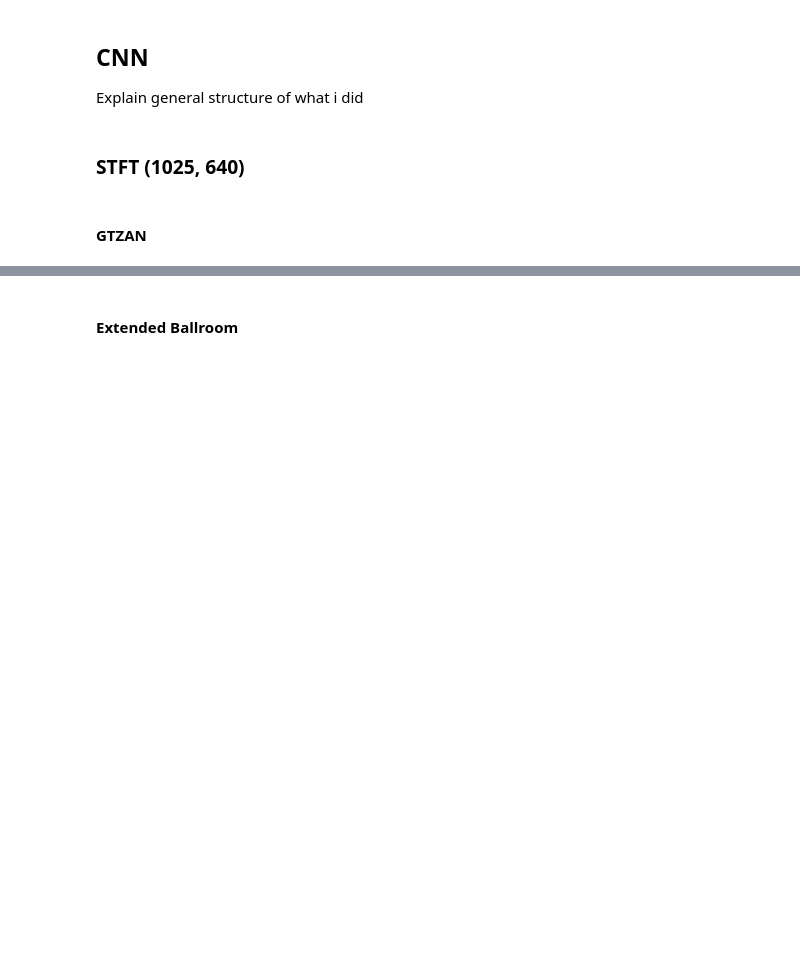
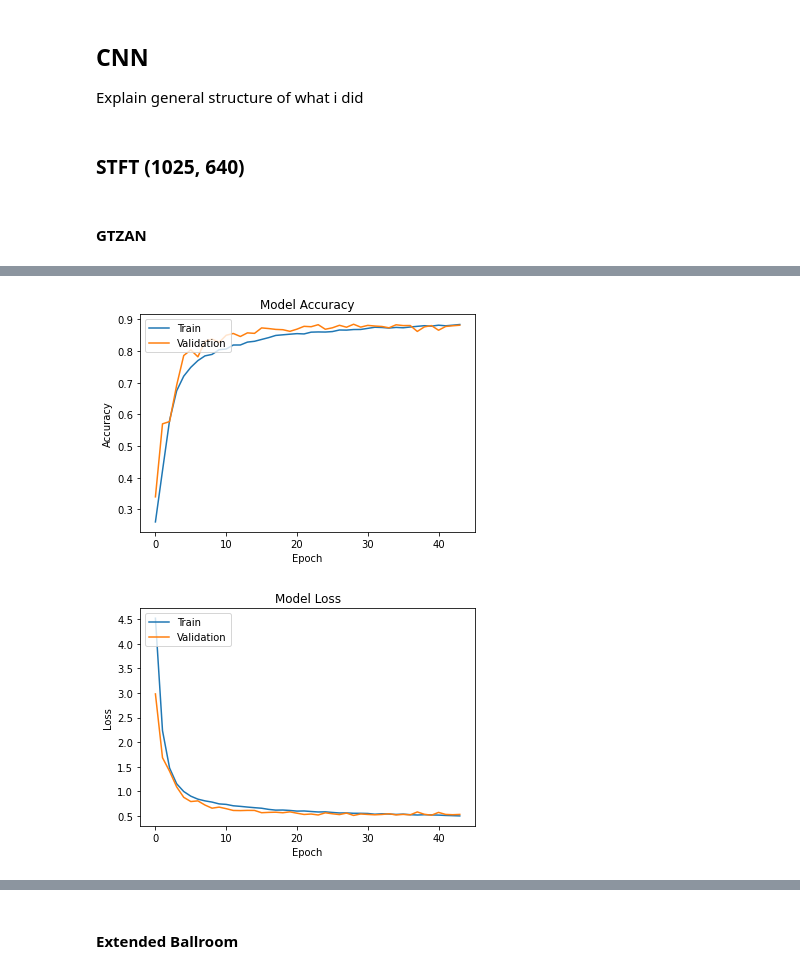
Before and after one commit to MarkGelo/CS-584, a Jupyter notebook: Project/Source/Music Genre Classification.ipynb, the cells around one changed output, grey strips where cells are left out. Cells and saved outputs as stored; diff of their text form; code cells hidden in the pictures; blank space fills up the shorter version.

```diff
--- a/Project/Source/Music Genre Classification.ipynb
+++ b/Project/Source/Music Genre Classification.ipynb
@@ -58,7 +79,8 @@ def getFeatures(dataset, feature, split):
     X = np.load(os.path.join(os.getcwd(), "datasets", dataset, "features", f"{feature}{split}-X.npy"))
     Y = np.load(os.path.join(os.getcwd(), "datasets", dataset, "features", f"{feature}{split}-Y.npy"))
     #SPLITTING
-    X_train, X_test, Y_train, Y_test = train_test_split(X, Y, test_size = TEST_SIZE, random_state = RNG_STATE)
+    X_train, X_test, Y_train, Y_test = train_test_split(X, Y, test_size = TEST_SIZE, random_state = RNG_STATE,
+                                                        stratify = Y)
 
     return (X_train, X_test, Y_train, Y_test)
 # %%
@@ -251,0 +389,16 @@ m.fit(X_train, Y_train, epochs = EPOCHS, batch_size = BATCH_SIZE)
+# %%
+# Get Features
+uid = np.random.randint(1, 10000) # 'unique' id
+while sum([x.startswith(str(uid)) for x in os.listdir('models/')]) != 0: # if duplicate
+    uid = np.random.randint(1, 10000)
+split = 10
+dat = "Extended Ballroom"
+mod = "cnn"
+feat = "stft"
+X_train, X_test, Y_train, Y_test = getFeatures(dat, feat, split)
+# Model
+m = CNN(X_train.shape[1:] + (1,), EXTENDED_BALLROOM['nGenres'],
+        '_'.join([x.upper() for x in [str(uid), mod, feat,dat, str(split)]]))
+opt = keras.optimizers.Adam(lr = 0.001)
+m.compile(optimizer = opt, loss = "categorical_crossentropy", metrics = ['categorical_accuracy'])
+m.summary()
@@ -251,0 +423,8 @@ m.fit(X_train, Y_train, epochs = EPOCHS, batch_size = BATCH_SIZE)
+# %%
+# May need to do this again -- stopped at 44/100
+checkpoint_path = 'checkpoints/{val_loss:.2f}-{epoch:02d}.hdf5'
+history = m.fit(X_train, Y_train, epochs = 100, batch_size = BATCH_SIZE, validation_split = 0.2,
+     callbacks = [EarlyStopping(monitor = 'val_loss', mode = 'auto', patience = 15),
+                 ModelCheckpoint(filepath = checkpoint_path, save_weights_only = False,
+                                monitor = 'val_loss', mode = 'min',
+                                save_best_only = True)])
@@ -251,0 +449,5 @@ m.fit(X_train, Y_train, epochs = EPOCHS, batch_size = BATCH_SIZE)
+# %%
+plot_graph(history, ' '.join([x.upper() for x in [mod, feat, dat, str(split)]])) # should save the graphs as well
+# %% [output]
+[figure, added]
+[figure, added]
```
Also changed, not shown: parts of 106 cells of this notebook, 14 other files.
